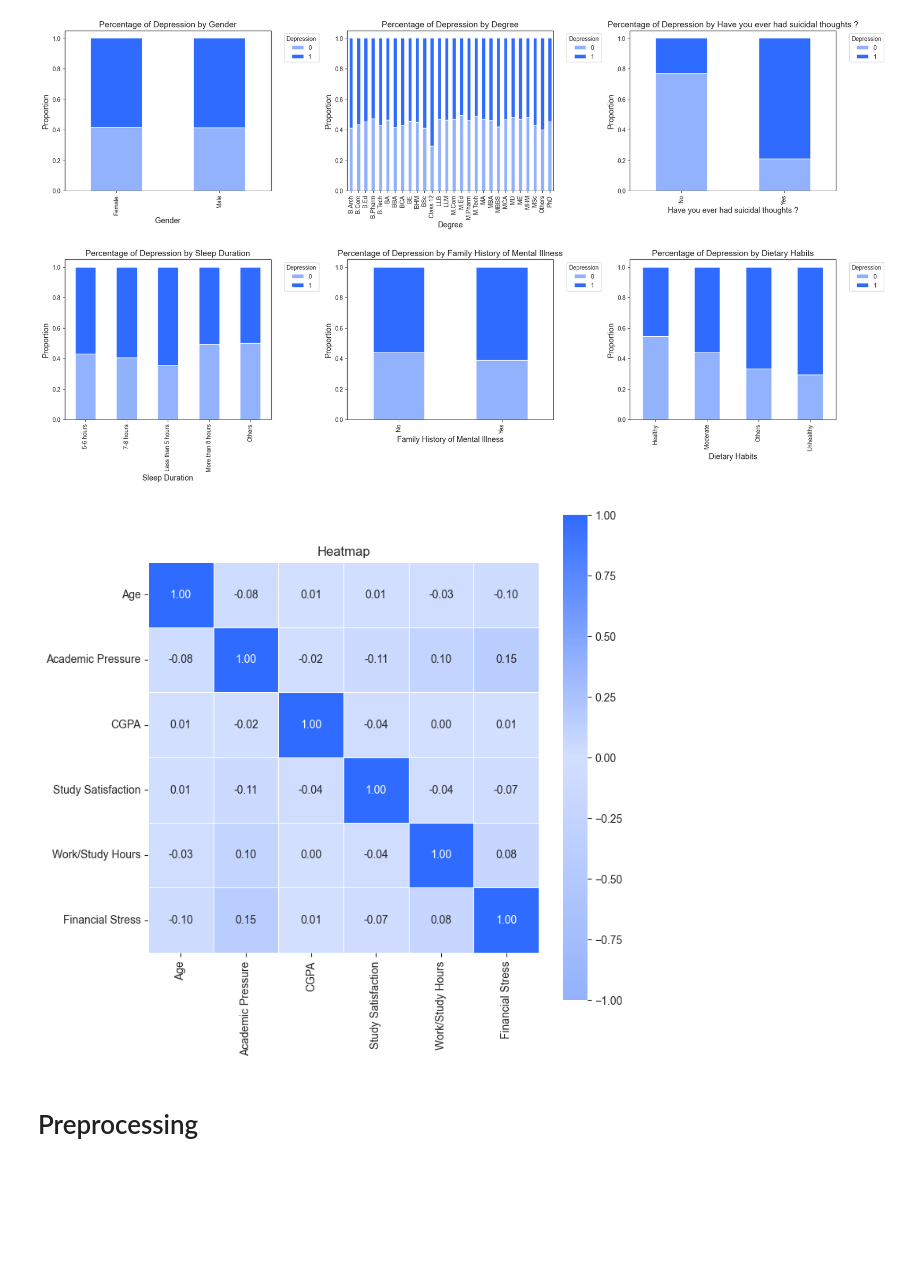
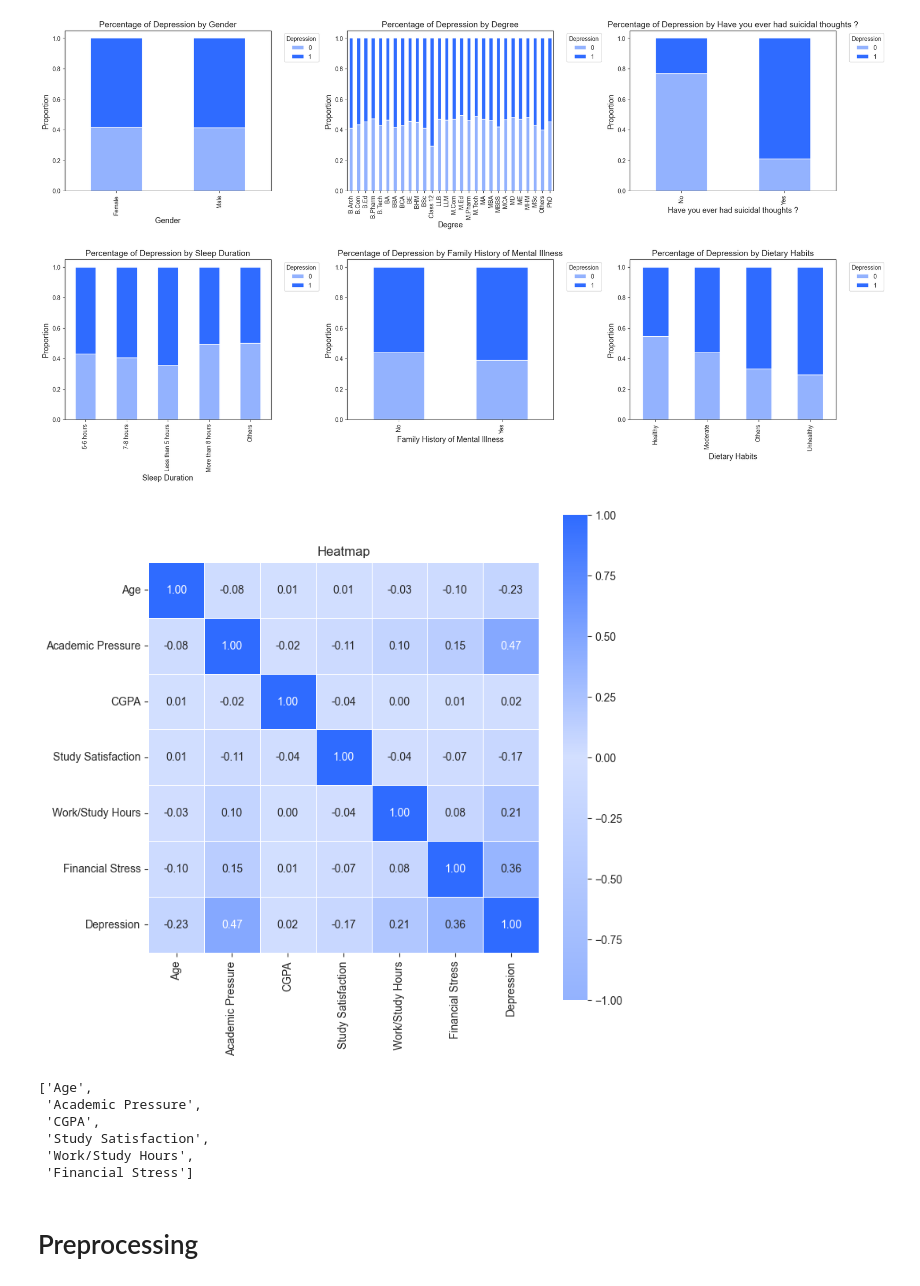
Before and after one commit to Park-Hip/student_depression, a Jupyter notebook: notebook.ipynb, the cells around one changed output. Cells and saved outputs as stored; diff of their text form; code cells hidden in the pictures; blank space fills up the shorter version.

Commit message:
update heatmap

```diff
--- a/notebook.ipynb
+++ b/notebook.ipynb
@@ -199,22 +199,37 @@ plt.savefig('visualizations/cat_stacked_bar.png')
 # %%
 colors = ['#93b2fe', '#d3dfff', '#2f6bff']
 BLUE_DIVERGING_CMAP = LinearSegmentedColormap.from_list('BlueThemeDiverging', colors, N=256)
 
+numerical_cols = ['Age',
+ 'Academic Pressure',
+ 'CGPA',
+ 'Study Satisfaction',
+ 'Work/Study Hours',
+ 'Financial Stress', "Depression"]
 
 df_encoded = df_clean[numerical_cols]
 
 plt.figure(figsize=(8, 8))
 corr = df_encoded.corr()
 
 
 # MODIFIED: Changed cmap to the custom BLUE_DIVERGING_CMAP
 sns.heatmap(corr, annot=True, fmt=".2f", cmap=BLUE_DIVERGING_CMAP,
             vmin=-1, vmax=1, square=True, linewidths=0.5)
 plt.title('Heatmap')
 
 plt.savefig('visualizations/correlation_heatmap.png')
 # %% [output]
-[figure, old version]
+[figure, new version]
+# %%
+numerical_cols
+# %% [output]
+['Age',
+ 'Academic Pressure',
+ 'CGPA',
+ 'Study Satisfaction',
+ 'Work/Study Hours',
+ 'Financial Stress']
 # %% [markdown]
 # Preprocessing
 # %%
```
Also changed, not shown: parts of 3 cells of this notebook, 4 other files.
